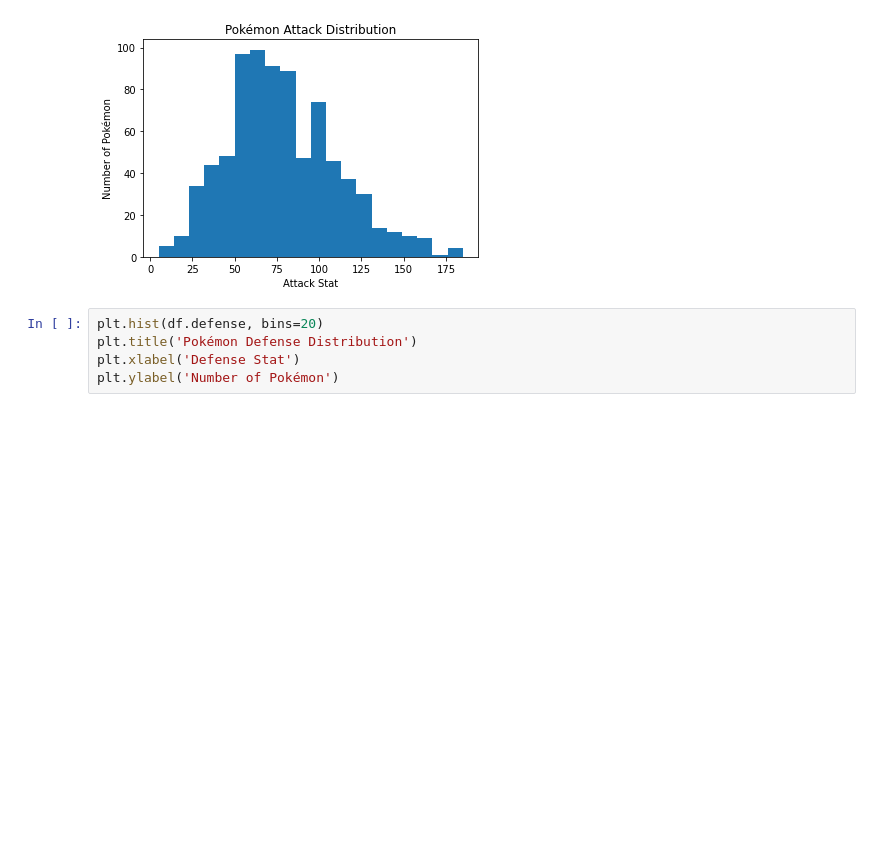
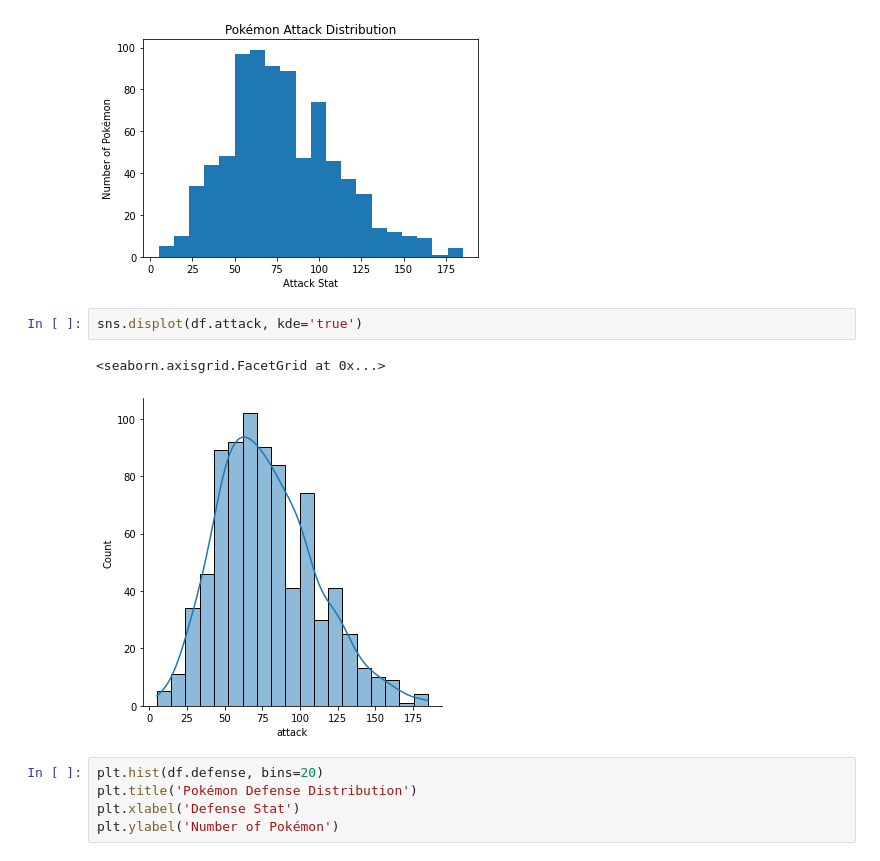
Before and after one commit to elijahsartin/TP1_EES_AH, a Jupyter notebook: TP1_EES_AH.ipynb, the cells around one changed output. Drawn from its saved outputs; the diff is of its cells as text; blank space fills up the shorter version.

```diff
--- a/TP1_EES_AH.ipynb
+++ b/TP1_EES_AH.ipynb
@@ -250,6 +271,11 @@ plt.ylabel('Number of Pokémon')
 # %% [output]
 Text(0, 0.5, 'Number of Pokémon')
 [figure]
+# %%
+sns.displot(df.attack, kde='true')
+# %% [output]
+<seaborn.axisgrid.FacetGrid at 0x...>
+[figure, added]
 # %%
 plt.hist(df.defense, bins=20)
 plt.title('Pokémon Defense Distribution')
```
Also changed, not shown: parts of 8 cells of this notebook.
